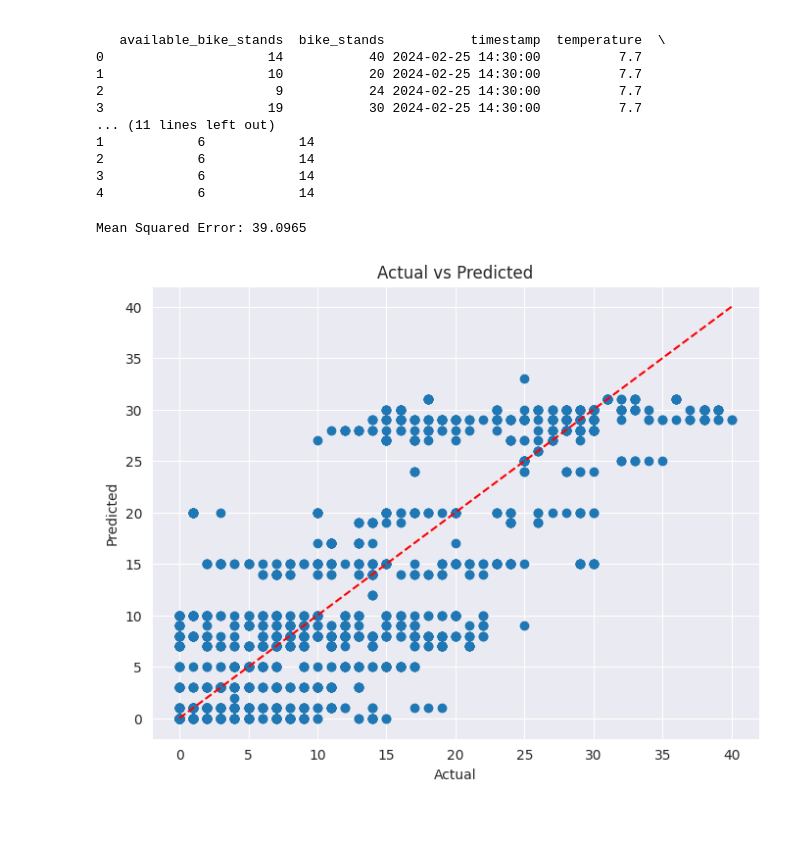
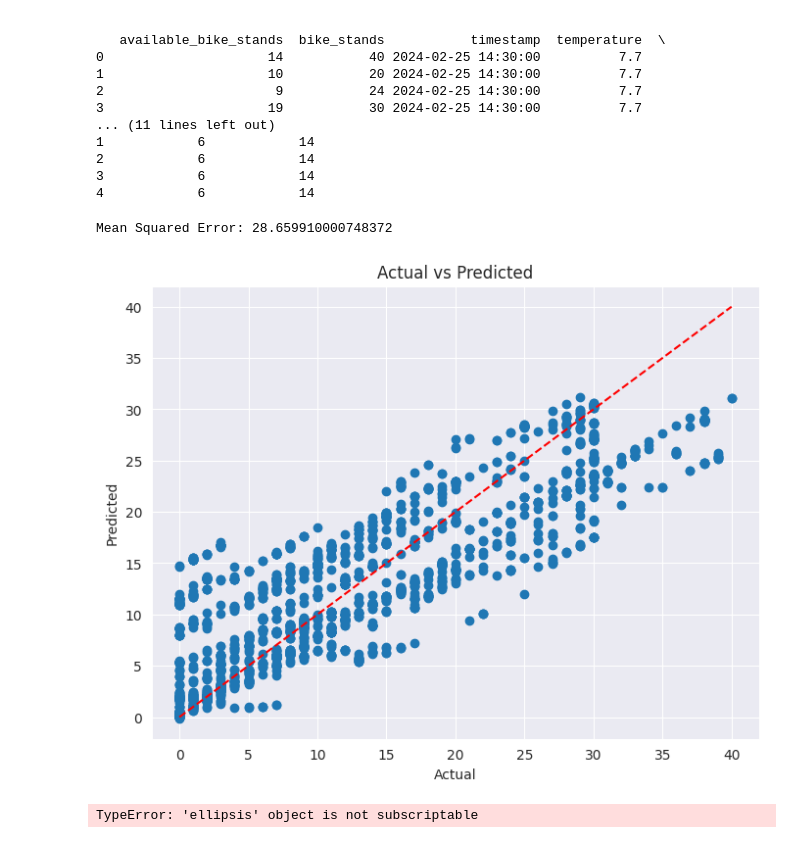
Before and after one commit to HelloMum/Dublin-Bike-Availability-Predictor, a Jupyter notebook: DataAnalytics/Model2.ipynb, the cells around one changed output. Cells and saved outputs as stored; diff of their text form; code cells hidden in the pictures.

Commit message:
Model Prediction debug and tuning.

```diff
--- a/DataAnalytics/Model2.ipynb
+++ b/DataAnalytics/Model2.ipynb
@@ -136,37 +136,86 @@ print(merged_df.head())
 3            6            14
 4            6            14
 # %%
+from sklearn.svm import SVR
 from sklearn.metrics import mean_squared_error
+from sklearn.model_selection import train_test_split
+import joblib
+import pandas as pd
+import matplotlib.pyplot as plt
 
 # Define features and target variable
-X = merged_df[['number','day_of_week', 'hour_per_day','rain_hour_day', 'temperature', 'wind_speed', 'available_bike_stands']].head(10000)
+X = merged_df[['number', 'day_of_week', 'hour_per_day', 'rain_hour_day', 'temperature', 'wind_speed', 'available_bike_stands']].head(10000)
 y = merged_df['available_bikes'].head(10000)  # Target variable
 
 # Split the data into training and testing sets
 X_train, X_test, y_train, y_test = train_test_split(X, y, test_size=0.2, random_state=42)
-X.to_csv('input_features.csv', index=False)
-y.to_csv('target_variable.csv', index=False)
 
-# Train a support vector machine classifier
-svm_classifier = SVC()
-svm_classifier.fit(X_train, y_train)
-joblib.dump(svm_classifier, 'svm_model.pkl')
+# Train a support vector machine regressor
+svm_regressor = SVR()
+svm_regressor.fit(X_train, y_train)
+joblib.dump(svm_regressor, 'svm_regressor_model.pkl')
 
 # Make predictions on the test set
-y_pred = svm_classifier.predict(X_test)
+y_pred = svm_regressor.predict(X_test)
 
 # Calculate mean squared error
 mse = mean_squared_error(y_test, y_pred)
 print("Mean Squared Error:", mse)
 
 # Plot predicted vs actual
 plt.figure(figsize=(8, 6))
 plt.scatter(y_test, y_pred)
 plt.plot([min(y_test), max(y_test)], [min(y_test), max(y_test)], '--', color='red')  # identity line
 plt.xlabel('Actual')
 plt.ylabel('Predicted')
 plt.title('Actual vs Predicted')
 plt.show()
 # %% [output]
-Mean Squared Error: 39.0965
+Mean Squared Error: 28.659910000748372
-[figure, old version]
+[figure, new version]
+# %%
+import matplotlib.pyplot as plt
+import seaborn as sns
+import pandas as pd
+from sklearn.model_selection import train_test_split
+from sklearn.svm import SVC
+from sklearn.metrics import mean_squared_error
+import joblib
+
+# Load your data here
+merged_df = ...
+
+# Define features and target variable
+X = merged_df[['number', 'day_of_week', 'hour_per_day', 'rain_hour_day', 'temperature', 'wind_speed', 'available_bike_stands']].head(50000)
+y = merged_df['available_bikes'].head(50000)  # Target variable
+
+# Split the data into training and testing sets
+X_train, X_test, y_train, y_test = train_test_split(X, y, test_size=0.2, random_state=42)
+
+# Train a support vector machine classifier
+svm_classifier = SVC()
+svm_classifier.fit(X_train, y_train)
+
+# Make predictions on the test set
+y_pred = svm_classifier.predict(X_test)
+
+# Calculate mean squared error
+mse = mean_squared_error(y_test, y_pred)
+print("Mean Squared Error:", mse)
+
+# Combine features and predictions for test data
+test_data_with_predictions = X_test.copy()
+test_data_with_predictions['Predicted Available Bikes'] = y_pred
+
+# Pivot the table to get the relationship between bike stations, time of the day, and predicted available bikes
+pivot_table = test_data_with_predictions.pivot_table(index='number', columns='hour_per_day', values='Predicted Available Bikes', aggfunc='mean')
+
+# Plot the heatmap
+plt.figure(figsize=(12, 8))
+sns.heatmap(pivot_table, cmap='viridis', linecolor='white', linewidth=1)
+plt.title('Relationship between Bike Stations and Time of Day')
+plt.xlabel('Hour of the Day')
+plt.ylabel('Bike Station Number')
+plt.show()
+# %% [output]
+TypeError: 'ellipsis' object is not subscriptable
```
Also changed, not shown: 3 other files.
